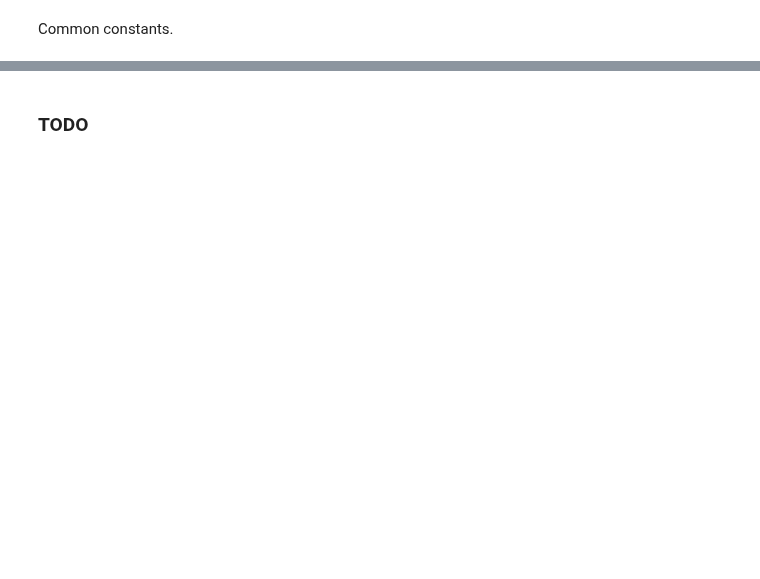
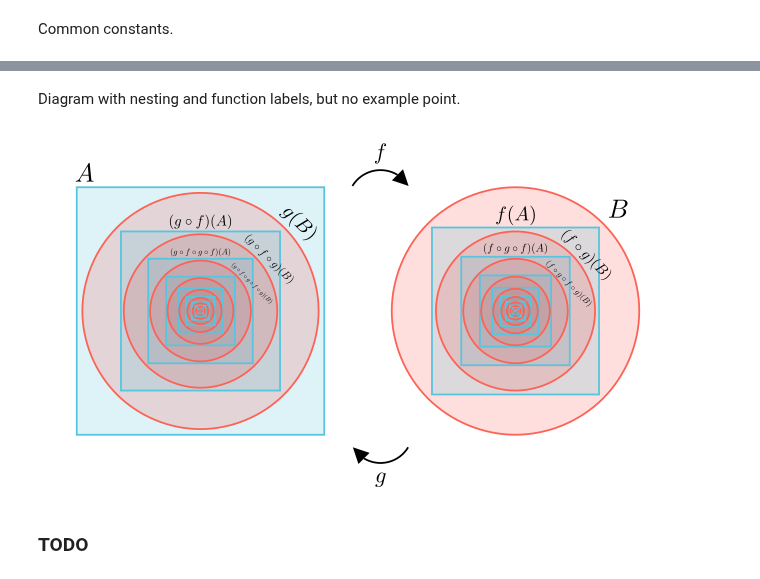
Before and after one commit to PhotonicGluon/NZQRC-Book, a Jupyter notebook: code/image_generation/notebooks/part-1/counting.ipynb, the cells around one changed output, grey strips where cells are left out. Cells and saved outputs as stored; diff of their text form; code cells hidden in the pictures; blank space fills up the shorter version.

```diff
--- a/code/image_generation/notebooks/part-1/counting.ipynb
+++ b/code/image_generation/notebooks/part-1/counting.ipynb
@@ -513,2 +673,13 @@ class CSBDiagram(Scene):
+# %% [markdown]
+Diagram with nesting and function labels, but no example point.
+# %%
+%%generate_image csb_2 MyCSBDiagram
+
+class MyCSBDiagram(CSBDiagram):
+    def construct(self):
+        set_a, set_b = self._stage_1()
+        self._stage_2(set_a, set_b)
+# %% [output]
+[figure, added]
 # %% [markdown]
 ### TODO
```
Also changed, not shown: parts of 12 cells of this notebook.
